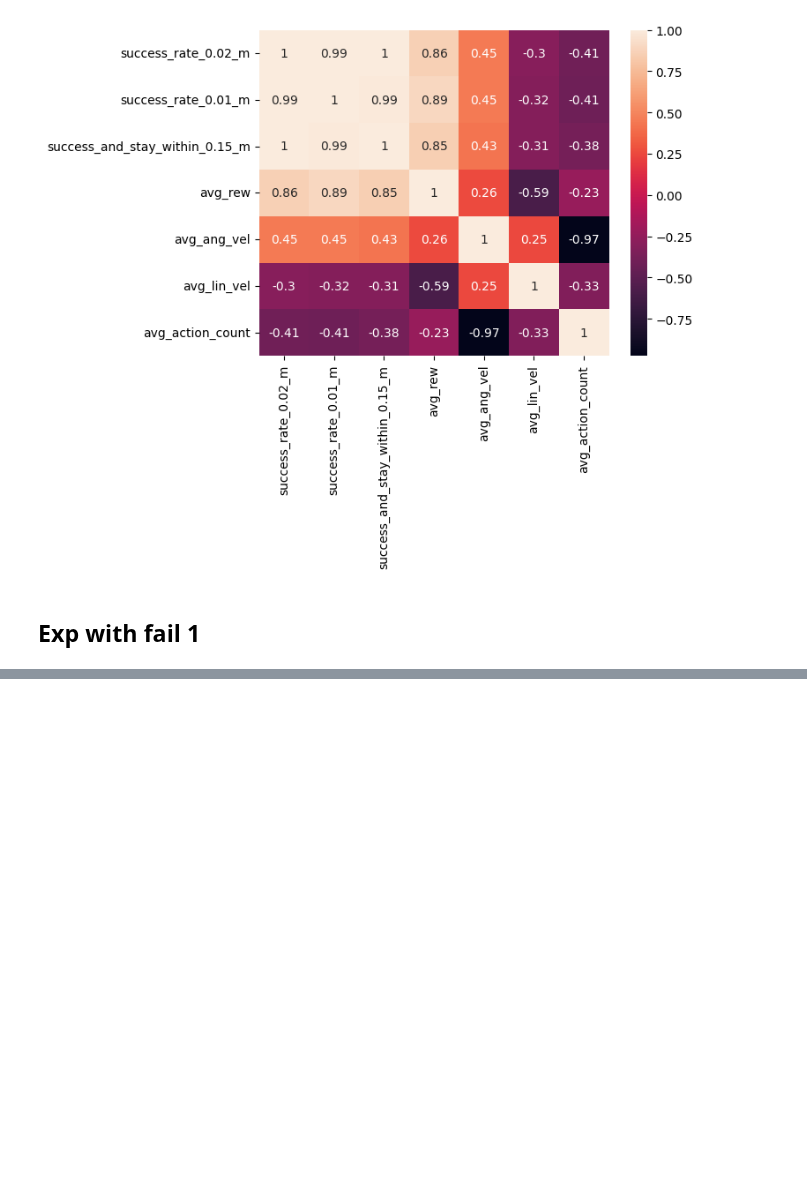
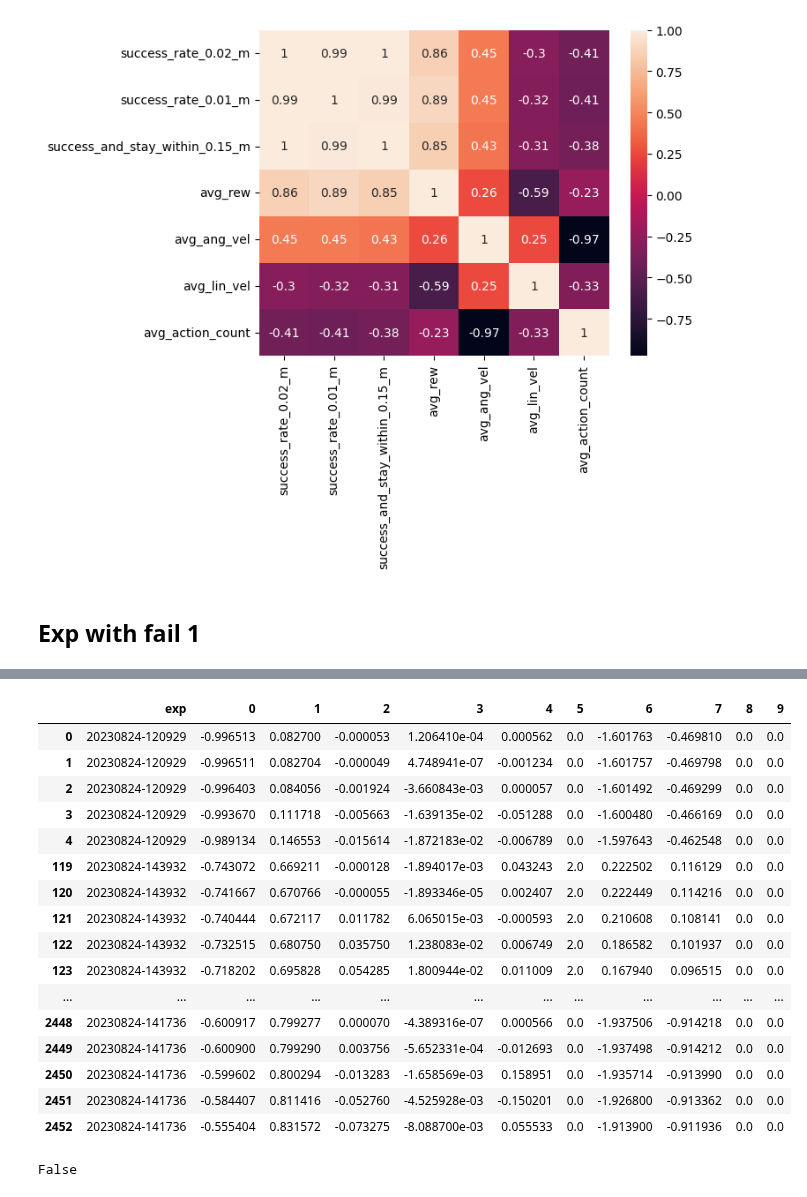
Before and after one commit to elharirymatteo/RANS, a Jupyter notebook: omniisaacgymenvs/utils/test_plots.ipynb, the cells around one changed output, grey strips where cells are left out. Cells and saved outputs as stored; diff of their text form; code cells hidden in the pictures; blank space fills up the shorter version.

```diff
--- a/omniisaacgymenvs/utils/test_plots.ipynb
+++ b/omniisaacgymenvs/utils/test_plots.ipynb
@@ -303,3 +319,36 @@ res_multi_gotoXY_fail_1
 | 8 | fail_1_UF_0.25_GoToXY_BB_MLP_expR... | 100.000000 | 100.000000 | 100.000000 | 0.863096 | 6.724406 | ... |
 | 0 | fail_1_UF_0.25_GoToXY_MLP_expRew_... | 99.590164 | 99.590164 | 99.590164 | 0.854429 | 7.045458 | ... |
 | 0 | fail_1_UF_0.25_AVN_GoToXY_BB_MLP_... | 100.000000 | 100.000000 | 98.393574 | 0.867165 | 7.713824 | ... |
+# %%
+from pathlib import Path
+
+# read npy files containing obs into df and plot
+load_dir = Path("../ros_lab_exp/pose/")
+sub_dirs = [d for d in load_dir.iterdir() if d.is_dir()]
+sub_dirs = [sub for sub in sub_dirs] # if ("pose" not in str(sub)) and ("kill3" not in str(sub))]
+all_obs_df = pd.DataFrame()
+if sub_dirs:
+    print("Experiments found")
+else:
+    print("No experiments found in", load_dir)
+
+for d in sub_dirs:
+    print(d)
+    obs_path = os.path.join(d, "obs.npy")
+    actions_path = os.path.join(d, "act.npy")
+
+    if not os.path.exists(obs_path) or not os.path.exists(actions_path):
+        print("Required files not found in", d)
+        pass
+
+    obs = np.load(obs_path, allow_pickle=True)
+    if "152308" in str(d):
+        print(obs)
+    actions = np.load(actions_path)
+    # transform the obs numpy array of dictionaries to numpy array of arrays
+    obs = np.array([o.flatten() for o in obs])
+
+    # transform oba to dataframe
+    obs_df = pd.DataFrame(obs)
+    obs_df.insert(loc=0, column="exp", value=str(d).split("/")[2])
+    all_obs_df = pd.concat([all_obs_df, obs_df], ignore_index=True)
@@ -305,0 +371,25 @@ res_multi_gotoXY_fail_1
+# %%
+# show one line per unique value of column "exp"
+all_obs_df.groupby("exp").head()
+# %% [output]
+|  | exp | 0 | 1 | 2 | 3 | 4 | 5 | 6 | 7 | 8 | 9 |
+| 0 | 20230824-120929 | -0.996513 | 0.082700 | -0.000053 | 1.206410e-04 | 0.000562 | 0.0 | -1.601763 | -0.469810 | 0.0 | 0.0 |
+| 1 | 20230824-120929 | -0.996511 | 0.082704 | -0.000049 | 4.748941e-07 | -0.001234 | 0.0 | -1.601757 | -0.469798 | 0.0 | 0.0 |
+| 2 | 20230824-120929 | -0.996403 | 0.084056 | -0.001924 | -3.660843e-03 | 0.000057 | 0.0 | -1.601492 | -0.469299 | 0.0 | 0.0 |
+| 3 | 20230824-120929 | -0.993670 | 0.111718 | -0.005663 | -1.639135e-02 | -0.051288 | 0.0 | -1.600480 | -0.466169 | 0.0 | 0.0 |
+| 4 | 20230824-120929 | -0.989134 | 0.146553 | -0.015614 | -1.872183e-02 | -0.006789 | 0.0 | -1.597643 | -0.462548 | 0.0 | 0.0 |
+| 119 | 20230824-143932 | -0.743072 | 0.669211 | -0.000128 | -1.894017e-03 | 0.043243 | 2.0 | 0.222502 | 0.116129 | 0.0 | 0.0 |
+| 120 | 20230824-143932 | -0.741667 | 0.670766 | -0.000055 | -1.893346e-05 | 0.002407 | 2.0 | 0.222449 | 0.114216 | 0.0 | 0.0 |
+| 121 | 20230824-143932 | -0.740444 | 0.672117 | 0.011782 | 6.065015e-03 | -0.000593 | 2.0 | 0.210608 | 0.108141 | 0.0 | 0.0 |
+| 122 | 20230824-143932 | -0.732515 | 0.680750 | 0.035750 | 1.238083e-02 | 0.006749 | 2.0 | 0.186582 | 0.101937 | 0.0 | 0.0 |
+| 123 | 20230824-143932 | -0.718202 | 0.695828 | 0.054285 | 1.800944e-02 | 0.011009 | 2.0 | 0.167940 | 0.096515 | 0.0 | 0.0 |
+| ... | ... | ... | ... | ... | ... | ... | ... | ... | ... | ... | ... |
+| 2448 | 20230824-141736 | -0.600917 | 0.799277 | 0.000070 | -4.389316e-07 | 0.000566 | 0.0 | -1.937506 | -0.914218 | 0.0 | 0.0 |
+| 2449 | 20230824-141736 | -0.600900 | 0.799290 | 0.003756 | -5.652331e-04 | -0.012693 | 0.0 | -1.937498 | -0.914212 | 0.0 | 0.0 |
+| 2450 | 20230824-141736 | -0.599602 | 0.800294 | -0.013283 | -1.658569e-03 | 0.158951 | 0.0 | -1.935714 | -0.913990 | 0.0 | 0.0 |
+| 2451 | 20230824-141736 | -0.584407 | 0.811416 | -0.052760 | -4.525928e-03 | -0.150201 | 0.0 | -1.926800 | -0.913362 | 0.0 | 0.0 |
+| 2452 | 20230824-141736 | -0.555404 | 0.831572 | -0.073275 | -8.088700e-03 | 0.055533 | 0.0 | -1.913900 | -0.911936 | 0.0 | 0.0 |
+# %%
+"162317" in all_obs_df["exp"]
+# %% [output]
+False
```
Also changed, not shown: parts of 6 cells of this notebook, 4 other files.
